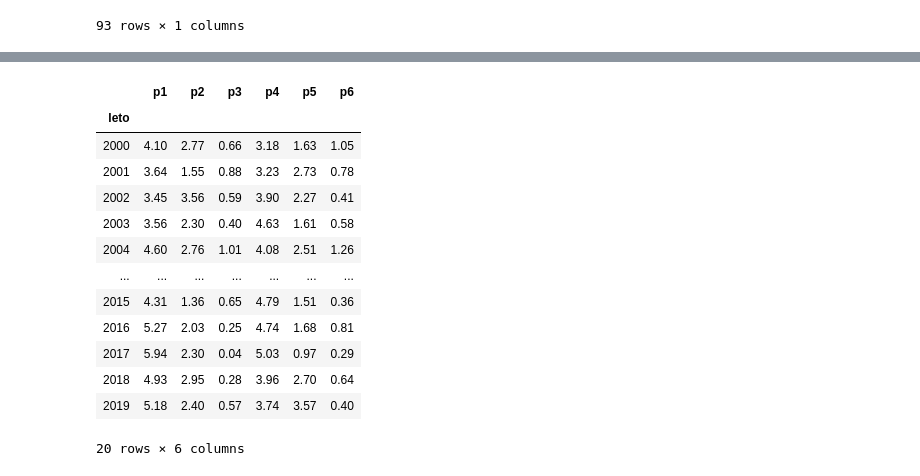
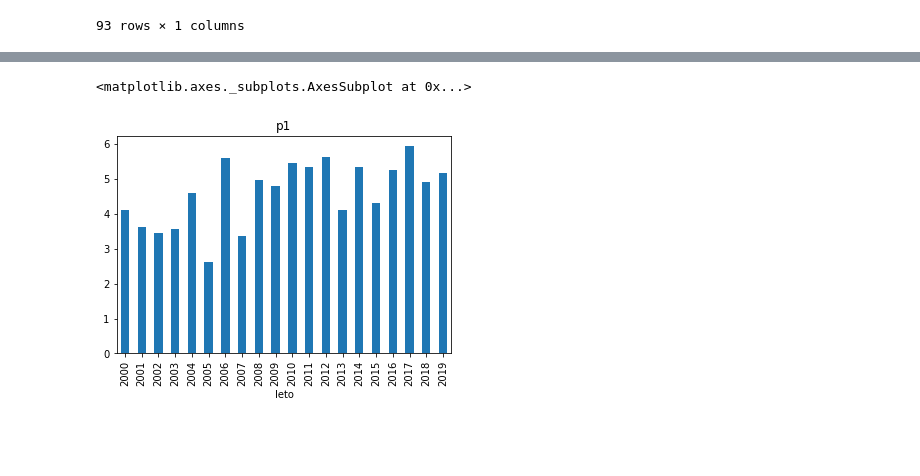
Before and after one commit to andrazm123/Analiza-podatkov-IMO, a Jupyter notebook: analiza_podatkov.ipynb, the cells around one changed output, grey strips where cells are left out. Saved outputs shown, nothing was run; the diff lists cells and outputs as text; code cells hidden in the pictures; blank space fills up the shorter version.

```diff
--- a/analiza_podatkov.ipynb
+++ b/analiza_podatkov.ipynb
@@ -301,0 +225,6 @@ nova6
+# %%
+vsi_podatki = pd.merge(tekmovanja, tekmovalci)
+najboljsi_leader = vsi_podatki[["leader", "država", "Gold medal", "Silver medal", "Bronze medal", "Honourable mention"]].groupby(["leader", "država"])
+najboljsi_leader_vr = najboljsi_leader.sum().sort_values(['Gold medal', 'Silver medal', "Bronze medal", "Honourable mention"], ascending=[False, False, False, False])
+najboljsi_leader_vr["vrstni_red"] = list(range(1,len(najboljsi_leader_vr)+1))
+najboljsi_leader_vr
@@ -337,8 +354,10 @@ nova
 # %%
-t = nova[["leto", "p1", "p2", "p3", "p4", "p5", "p6"]][nova.leto >= 2000]
-t.p1=t.p1.astype('int32')
-t.p2=t.p2.astype('int32')
-t.p3=t.p3.astype('int32')
-t.p4=t.p4.astype('int32')
-t.p5=t.p5.astype('int32')
-t.p6=t.p6.astype('int32')
+naloge = vsi_podatki[["leto", "p1", "p2", "p3", "p4", "p5", "p6"]][vsi_podatki.leto >= 2000]
+naloge.p1=naloge.p1.astype('int32')
+naloge.p2=naloge.p2.astype('int32')
+naloge.p3=naloge.p3.astype('int32')
+naloge.p4=naloge.p4.astype('int32')
+naloge.p5=naloge.p5.astype('int32')
+naloge.p6=naloge.p6.astype('int32')
+naloge_kon = naloge.groupby("leto").mean().round(2)
+naloge_kon
@@ -345,17 +379,5 @@ t.p6=t.p6.astype('int32')
-# %%
-t.groupby("leto").mean().round(2)
-# %% [output]
-|  | p1 | p2 | p3 | p4 | p5 | p6 |
-| leto |  |  |  |  |  |  |
-| 2000 | 4.10 | 2.77 | 0.66 | 3.18 | 1.63 | 1.05 |
-| 2001 | 3.64 | 1.55 | 0.88 | 3.23 | 2.73 | 0.78 |
-| 2002 | 3.45 | 3.56 | 0.59 | 3.90 | 2.27 | 0.41 |
-| 2003 | 3.56 | 2.30 | 0.40 | 4.63 | 1.61 | 0.58 |
-| 2004 | 4.60 | 2.76 | 1.01 | 4.08 | 2.51 | 1.26 |
-| ... | ... | ... | ... | ... | ... | ... |
-| 2015 | 4.31 | 1.36 | 0.65 | 4.79 | 1.51 | 0.36 |
-| 2016 | 5.27 | 2.03 | 0.25 | 4.74 | 1.68 | 0.81 |
-| 2017 | 5.94 | 2.30 | 0.04 | 5.03 | 0.97 | 0.29 |
-| 2018 | 4.93 | 2.95 | 0.28 | 3.96 | 2.70 | 0.64 |
-| 2019 | 5.18 | 2.40 | 0.57 | 3.74 | 3.57 | 0.40 |
-20 rows × 6 columns
+# %%
+naloge_kon["p1"].plot.bar(title="p1")
+# %% [output]
+<matplotlib.axes._subplots.AxesSubplot at 0x...>
+[figure, added]
```
Also changed, not shown: parts of 89 cells of this notebook.
